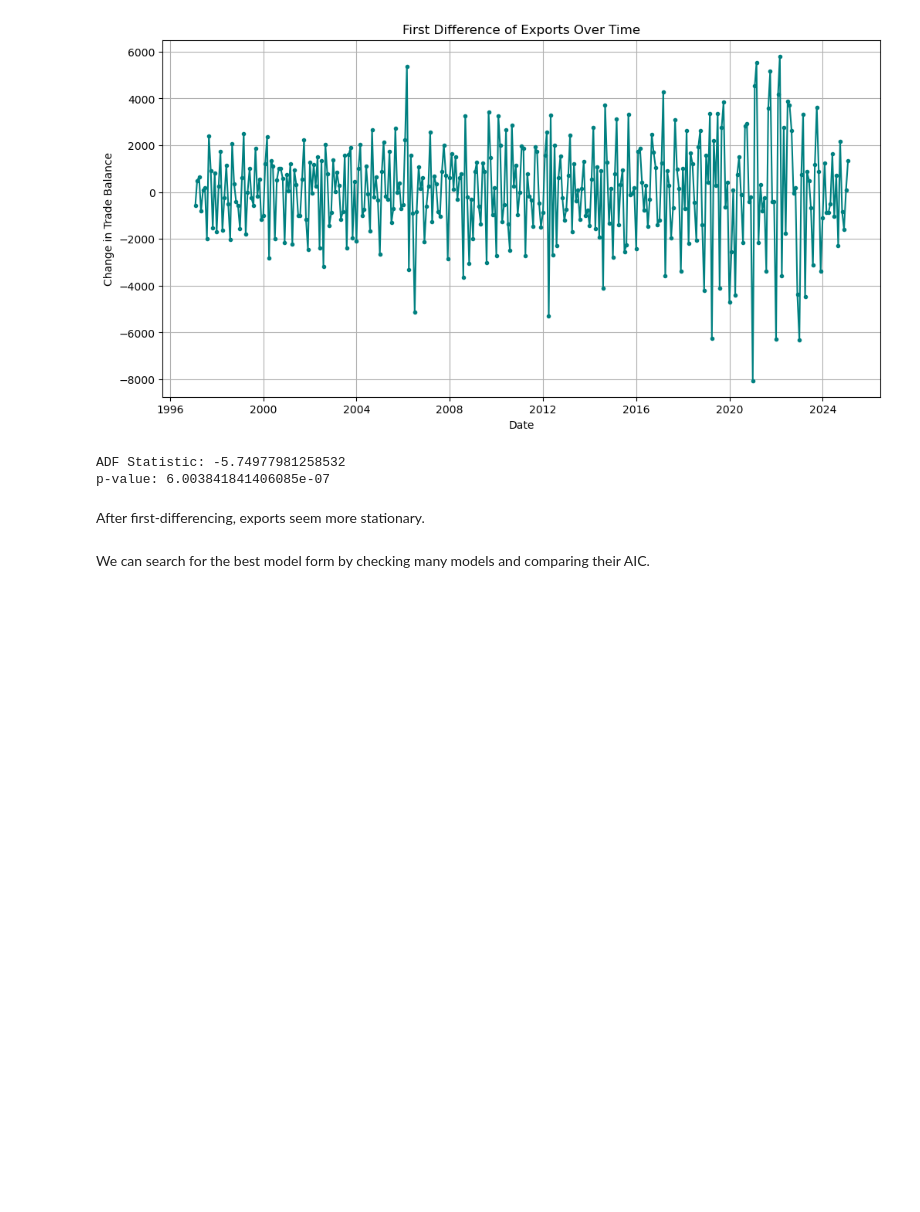
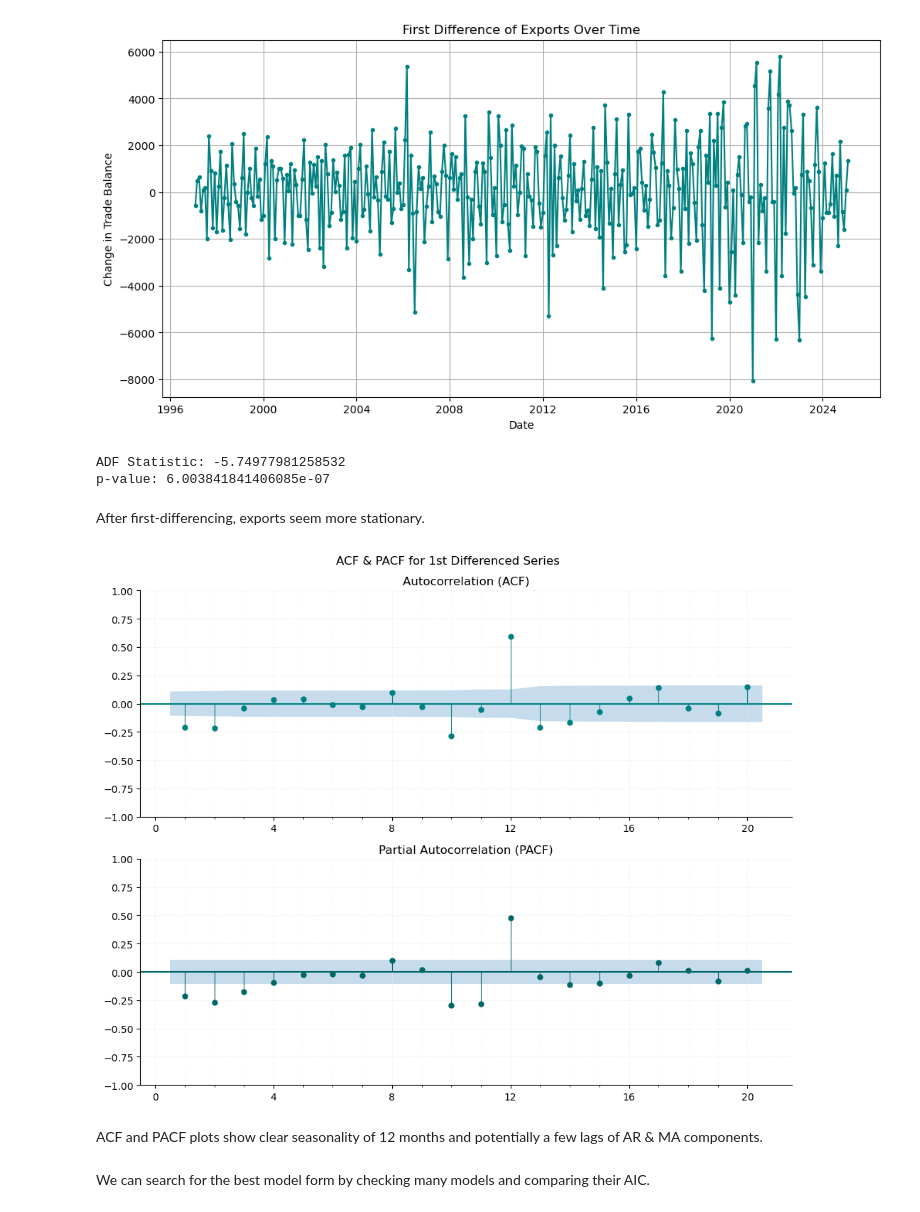
Before and after one commit to charlieollerenshaw/st451-project, a Jupyter notebook: tradebalanceregression.ipynb, the cells around one changed output. Drawn from its saved outputs; the diff is of its cells as text; code cells hidden in the pictures; blank space fills up the shorter version.

Commit message:
Almost finished time series analysis!

```diff
--- a/tradebalanceregression.ipynb
+++ b/tradebalanceregression.ipynb
@@ -82,6 +83,65 @@ ADF Statistic: -5.74977981258532
 p-value: 6.003841841406085e-07
 # %% [markdown]
 After first-differencing, exports seem more stationary.
+# %%
+import matplotlib.pyplot as plt
+from statsmodels.graphics.tsaplots import plot_acf, plot_pacf
+
+# Define teal color theme
+TEAL = "#008080"
+LIGHT_TEAL = "#4DB8B8"
+DARK_TEAL = "#006666"
+
+
+# Create figure
+fig, (ax1, ax2) = plt.subplots(2, 1, figsize=(10, 8))
+
+plt.suptitle('ACF & PACF for 1st Differenced Series')
+# Plot ACF (Teal-themed)
+plot_acf(
+    diff_series,
+    lags=20,
+    ax=ax1,
+    color=TEAL,
+    vlines_kwargs={"colors": TEAL, "linewidth": 0.8},
+    title="Autocorrelation (ACF)",
+    alpha=0.05,  # 95% confidence interval
+    zero=False,  # Exclude lag 0 (trivial)
+)
+ax1.grid(True, linestyle='--', alpha=0.5)
+ax1.spines['top'].set_visible(False)
+ax1.spines['right'].set_visible(False)
+
+# Plot PACF (Teal-themed)
+plot_pacf(
+    diff_series,
+    lags=20,
+    ax=ax2,
+    color=DARK_TEAL,
+    vlines_kwargs={"colors": DARK_TEAL, "linewidth": 0.8},
+    title="Partial Autocorrelation (PACF)",
+    method="ols",  # Regression-based PACF
+    alpha=0.05,
+    zero=False,
+)
+ax2.set_facecolor('white')
+ax2.spines['top'].set_visible(False)
+ax2.spines['right'].set_visible(False)
+ax2.grid(True, linestyle='--', alpha=0.5)
+
+for ax in [ax1, ax2]:
+    ax.set_xticks(range(0, 21, 4), minor=False)  # Major ticks every 4
+    ax.set_xticks(range(0, 21), minor=True)       # Minor ticks every lag
+    ax.grid(which='minor', alpha=0.2, linestyle=':')
+
+# Adjust layout and display
+plt.grid(True, linestyle='--', alpha=0.5)
+plt.tight_layout()
+plt.show()
+# %% [output]
+[figure, added]
+# %% [markdown]
+ACF and PACF plots show clear seasonality of 12 months and potentially a few lags of AR & MA components.
 # %%
 from statsmodels.tsa.statespace.sarimax import SARIMAX
 from statsmodels.graphics.tsaplots import plot_acf, plot_pacf
```
Also changed, not shown: parts of 31 cells of this notebook.
